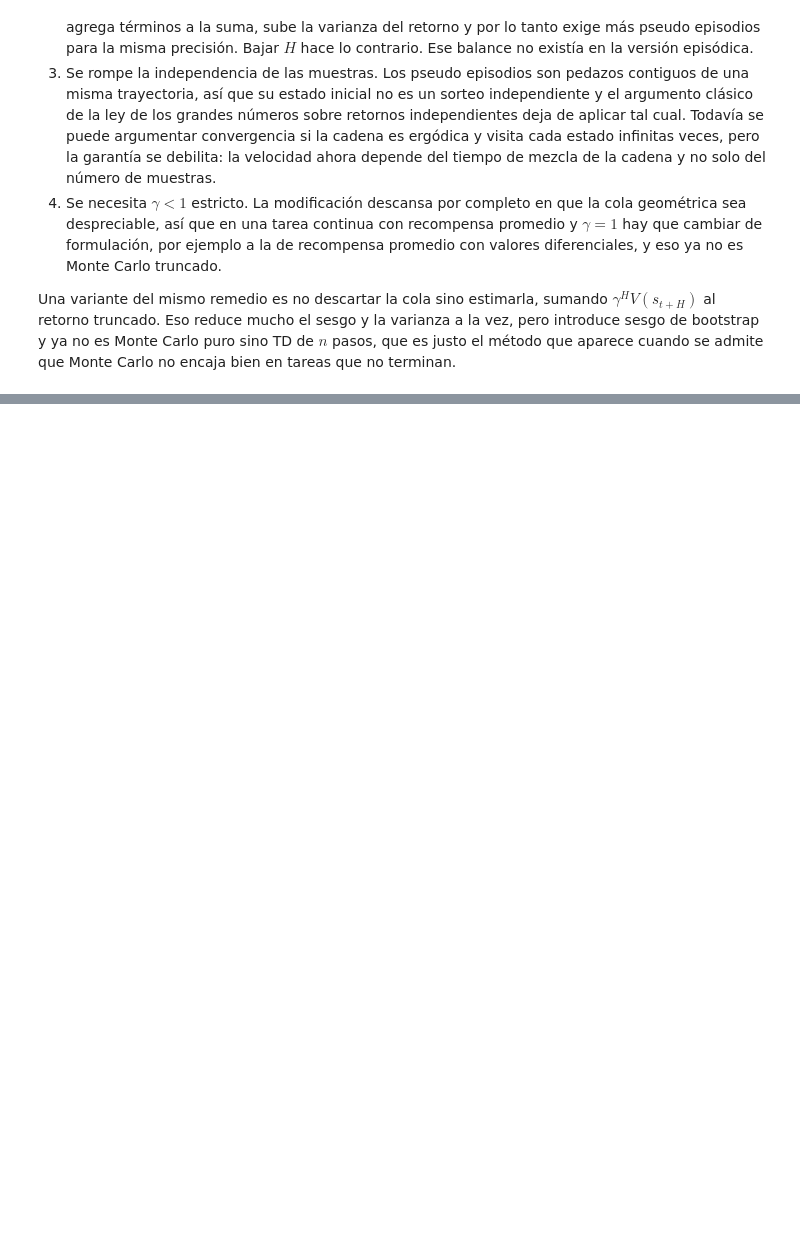
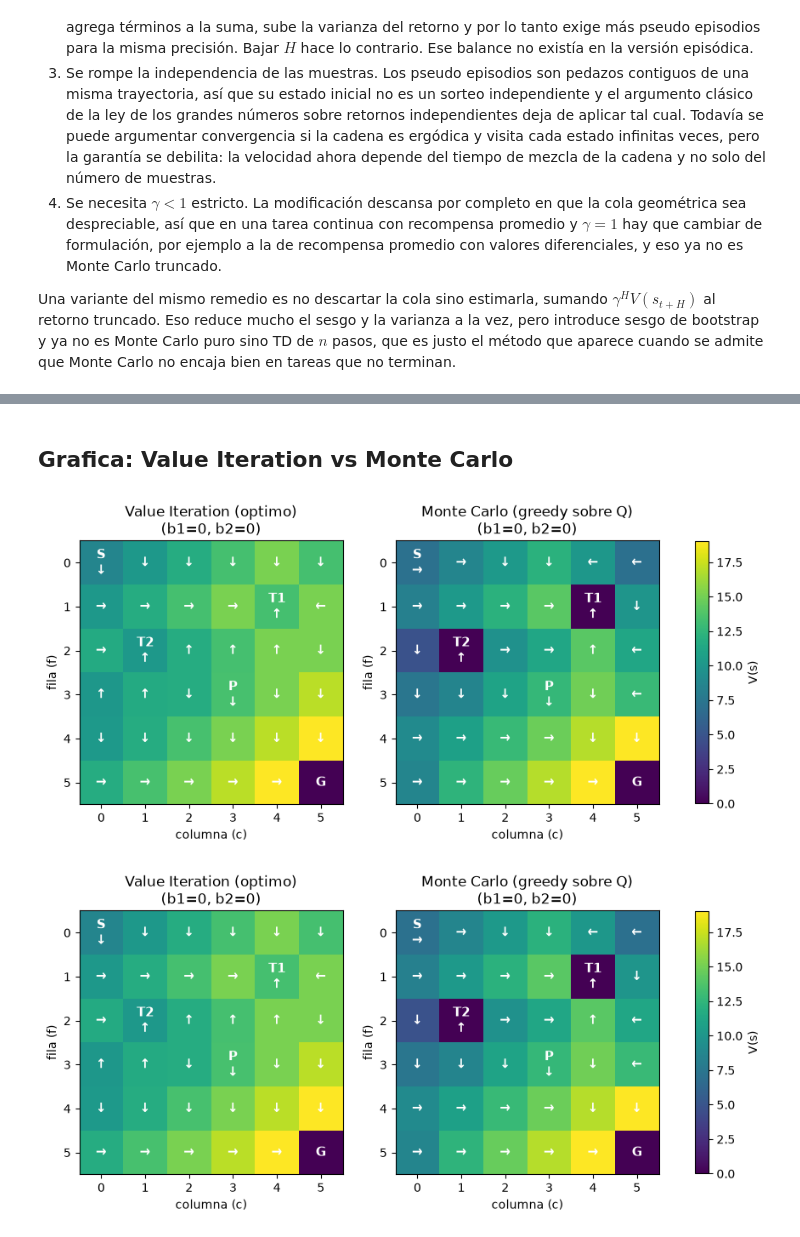
Before and after one commit to donmatthiuz/RL, a Jupyter notebook: Reporte.ipynb, the cells around one changed output, grey strips where cells are left out. Saved outputs shown, nothing was run; the diff lists cells and outputs as text; code cells hidden in the pictures; blank space fills up the shorter version.

```diff
--- a/Reporte.ipynb
+++ b/Reporte.ipynb
@@ -304,0 +512,9 @@ Una variante del mismo remedio es no descartar la cola sino estimarla, sumando $
+# %% [markdown]
+## Grafica: Value Iteration vs Monte Carlo
+# %%
+from mc_control import plot_value_iteration_vs_mc
+
+plot_value_iteration_vs_mc(V_vi, policy_vi, Q)
+# %% [output]
+[figure, added]
+[figure, added]
```
Also changed, not shown: parts of 7 cells of this notebook, 3 other files.
